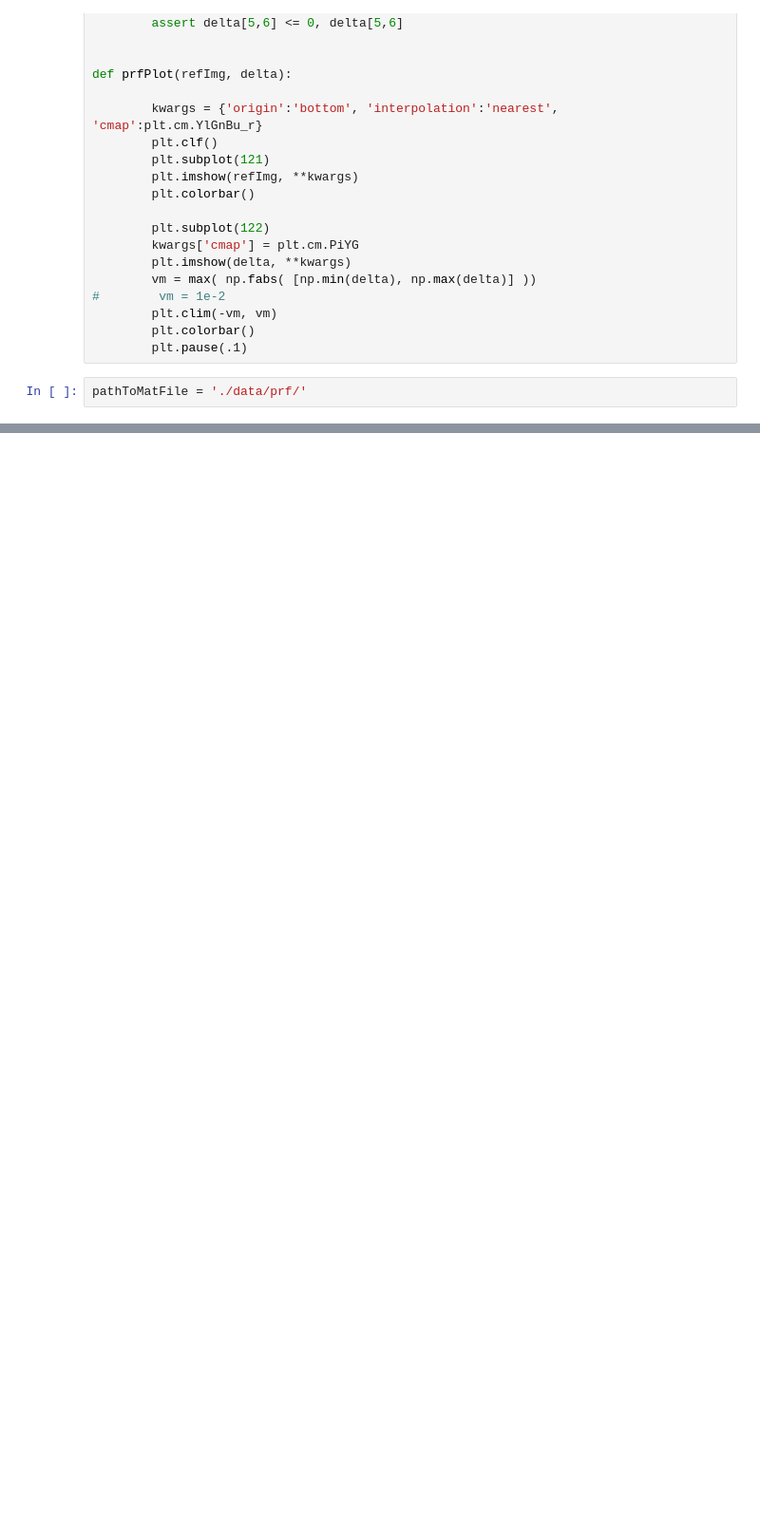
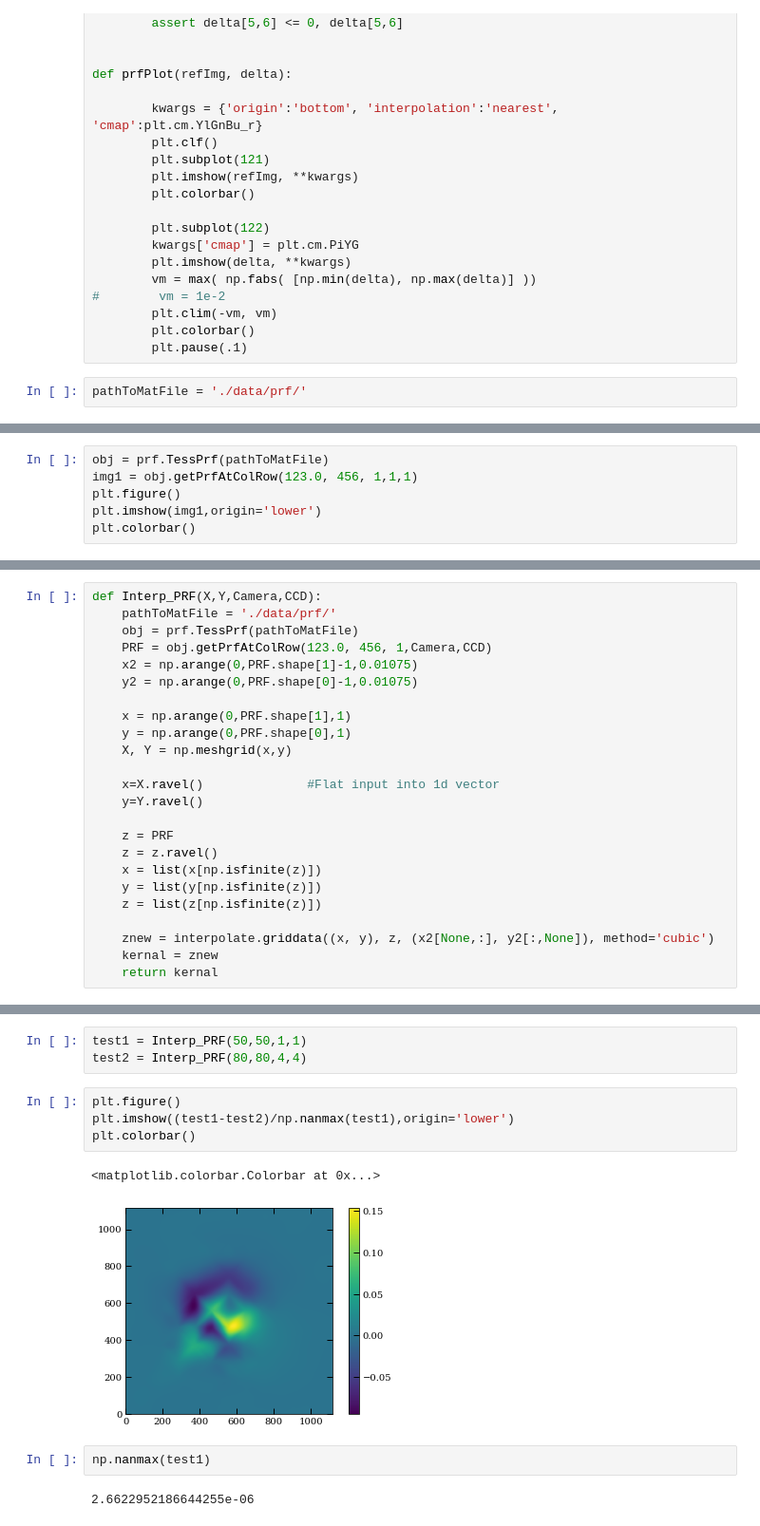
Before and after one commit to CheerfulUser/SynDiffold, a Jupyter notebook: PRF_modelling.ipynb, the cells around one changed output, grey strips where cells are left out. Shown at 95% size. Cells and saved outputs as stored; diff of their text form; blank space fills up the shorter version.

```diff
--- a/PRF_modelling.ipynb
+++ b/PRF_modelling.ipynb
@@ -53,3 +53,9 @@ testRowFrac(pathToMatFile)
 # %% [output]
 [interactive output not drawn]
 [interactive output not drawn]
+# %%
+obj = prf.TessPrf(pathToMatFile)
+img1 = obj.getPrfAtColRow(123.0, 456, 1,1,1)
+plt.figure()
+plt.imshow(img1,origin='lower')
+plt.colorbar()
@@ -55,0 +69,24 @@ testRowFrac(pathToMatFile)
+# %%
+def Interp_PRF(X,Y,Camera,CCD):
+    pathToMatFile = './data/prf/'
+    obj = prf.TessPrf(pathToMatFile)
+    PRF = obj.getPrfAtColRow(123.0, 456, 1,Camera,CCD)
+    x2 = np.arange(0,PRF.shape[1]-1,0.01075)
+    y2 = np.arange(0,PRF.shape[0]-1,0.01075)
+
+    x = np.arange(0,PRF.shape[1],1)
+    y = np.arange(0,PRF.shape[0],1)
+    X, Y = np.meshgrid(x,y)
+
+    x=X.ravel()              #Flat input into 1d vector
+    y=Y.ravel()
+
+    z = PRF
+    z = z.ravel()
+    x = list(x[np.isfinite(z)])
+    y = list(y[np.isfinite(z)])
+    z = list(z[np.isfinite(z)])
+
+    znew = interpolate.griddata((x, y), z, (x2[None,:], y2[:,None]), method='cubic')
+    kernal = znew
+    return kernal
@@ -55,0 +295,14 @@ testRowFrac(pathToMatFile)
+# %%
+test1 = Interp_PRF(50,50,1,1)
+test2 = Interp_PRF(80,80,4,4)
+# %%
+plt.figure()
+plt.imshow((test1-test2)/np.nanmax(test1),origin='lower')
+plt.colorbar()
+# %% [output]
+<matplotlib.colorbar.Colorbar at 0x...>
+[figure, added]
+# %%
+np.nanmax(test1)
+# %% [output]
+2.6622952186644255e-06
```
Also changed, not shown: parts of 39 cells of this notebook, 1 other file.
